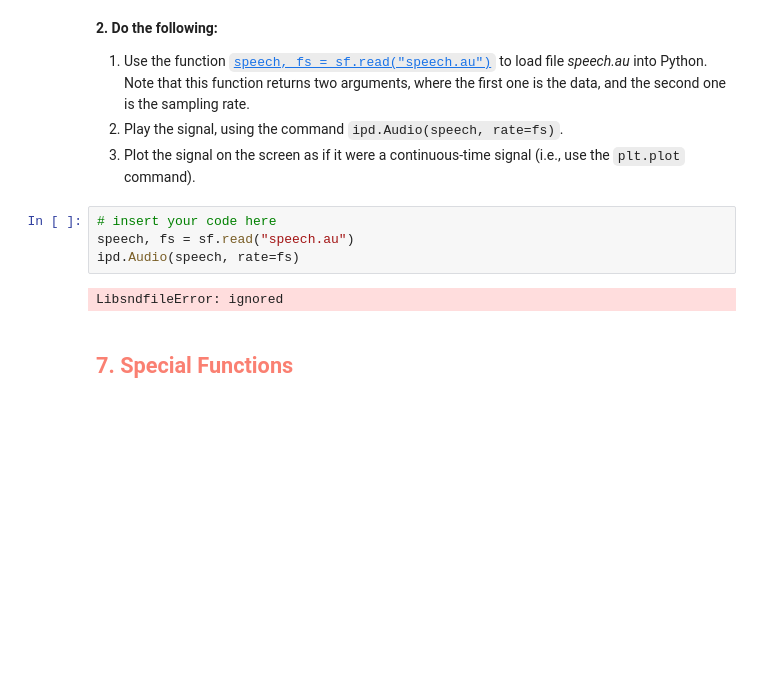
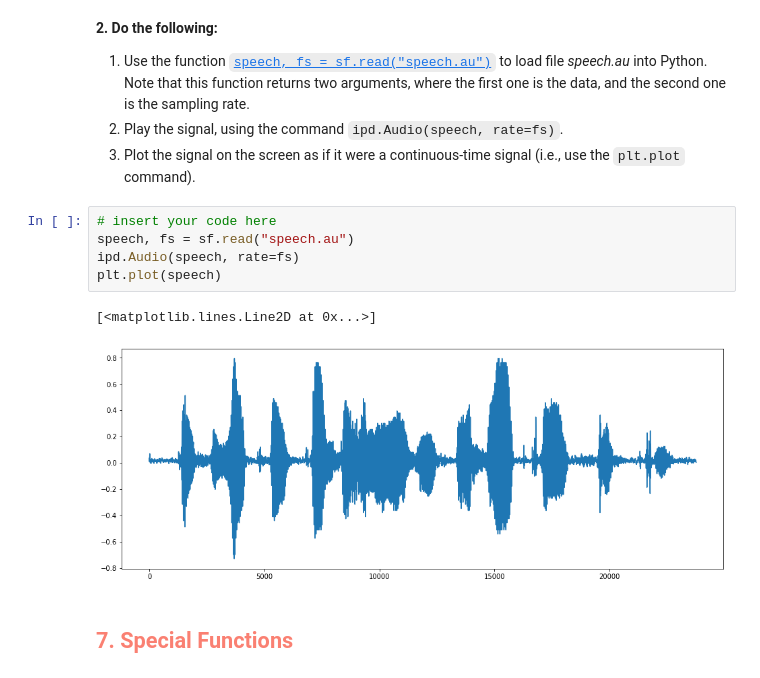
Before and after one commit to JustinWang781/438-Lab01, a Jupyter notebook: lab01_individual_report.ipynb, the cells around one changed output. Saved outputs shown, nothing was run; the diff lists cells and outputs as text; blank space fills up the shorter version.

```diff
--- a/lab01_individual_report.ipynb
+++ b/lab01_individual_report.ipynb
@@ -553,9 +553,11 @@ import soundfile as sf
 # %%
 # insert your code here
 speech, fs = sf.read("speech.au")
 ipd.Audio(speech, rate=fs)
+plt.plot(speech)
 # %% [output]
-LibsndfileError: ignored
+[<matplotlib.lines.Line2D at 0x...>]
+[figure, added]
 # %% [markdown]
 <h2 style="color:salmon;"><left>7. Special Functions</left></h2>
 # %% [markdown]
```
